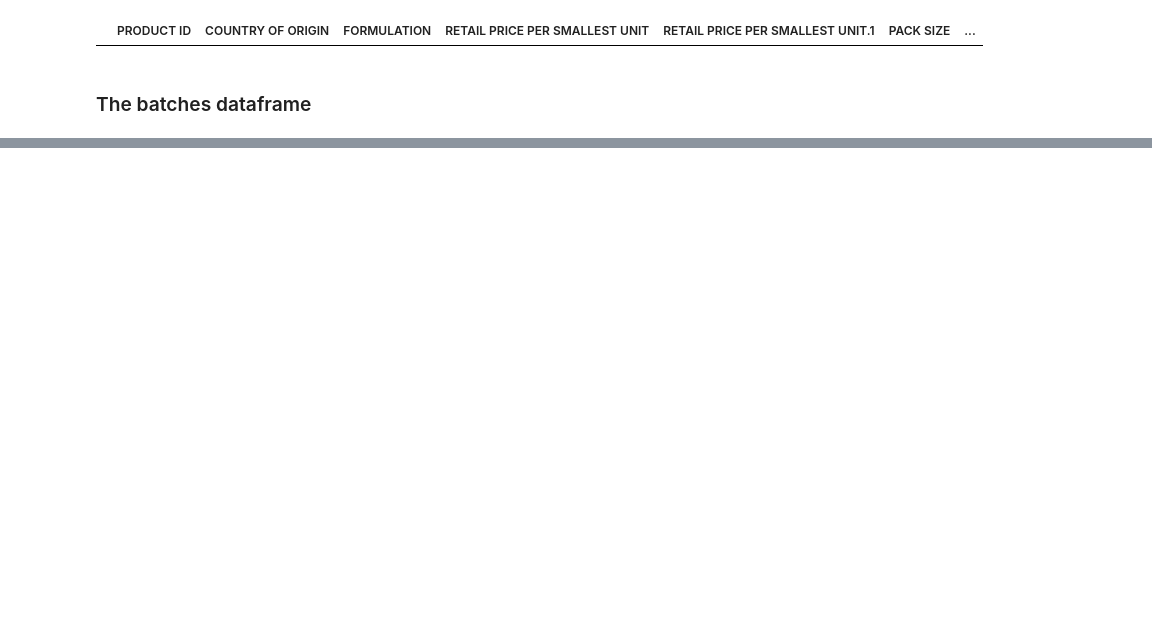
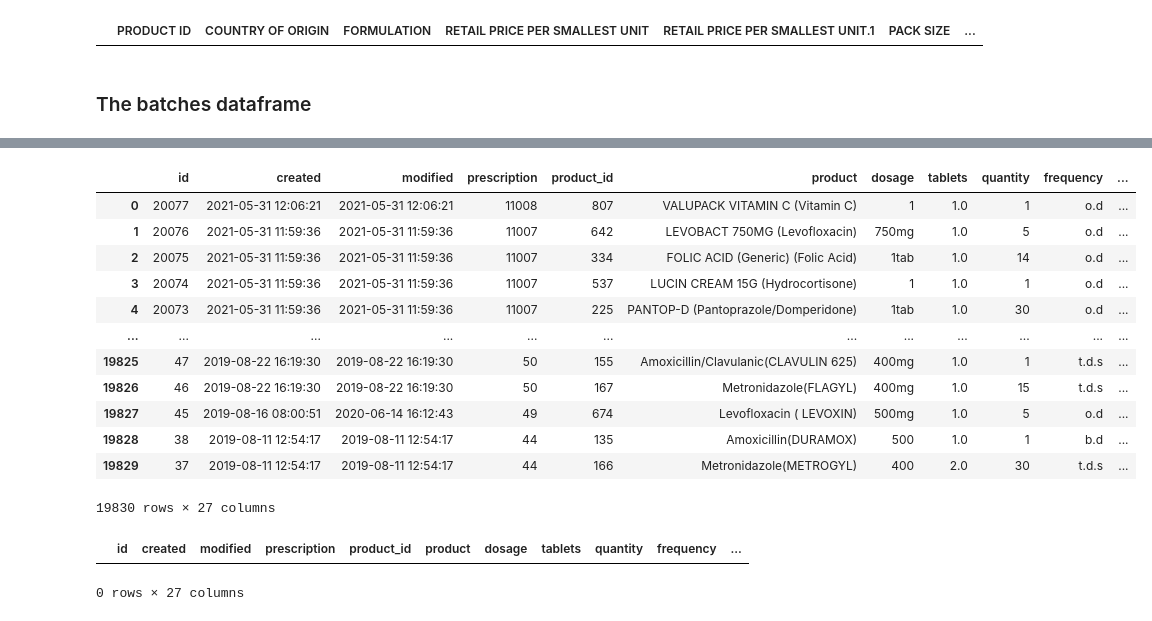
Before and after one commit to evananyonga/DuplicatesProject, a Jupyter notebook: filtering_duplicates.ipynb, the cells around one changed output, grey strips where cells are left out. Drawn from its saved outputs; the diff is of its cells as text; code cells hidden in the pictures; blank space fills up the shorter version.

```diff
--- a/filtering_duplicates.ipynb
+++ b/filtering_duplicates.ipynb
@@ -672,0 +339,4 @@ unique_pdts_df.loc['Diclofenac 12.5mg Suppositories', 'GENERIC NAME']
+# %%
+recipe_df['NEW PRODUCT ID'] = recipe_df['NEW PRODUCT ID'].fillna(0)
+# %%
+recipe_df['NEW PRODUCT ID'] = recipe_df['NEW PRODUCT ID'].astype(int)
@@ -672,0 +353,21 @@ unique_pdts_df.loc['Diclofenac 12.5mg Suppositories', 'GENERIC NAME']
+# %%
+recipe_df
+# %% [output]
+|  | id | created | modified | prescription | product_id | product | dosage | tablets | quantity | frequency | ... |
+| 0 | 20077 | 2021-05-31 12:06:21 | 2021-05-31 12:06:21 | 11008 | 807 | VALUPACK VITAMIN C (Vitamin C) | 1 | 1.0 | 1 | o.d | ... |
+| 1 | 20076 | 2021-05-31 11:59:36 | 2021-05-31 11:59:36 | 11007 | 642 | LEVOBACT 750MG (Levofloxacin) | 750mg | 1.0 | 5 | o.d | ... |
+| 2 | 20075 | 2021-05-31 11:59:36 | 2021-05-31 11:59:36 | 11007 | 334 | FOLIC ACID (Generic) (Folic Acid) | 1tab | 1.0 | 14 | o.d | ... |
+| 3 | 20074 | 2021-05-31 11:59:36 | 2021-05-31 11:59:36 | 11007 | 537 | LUCIN CREAM 15G (Hydrocortisone) | 1 | 1.0 | 1 | o.d | ... |
+| 4 | 20073 | 2021-05-31 11:59:36 | 2021-05-31 11:59:36 | 11007 | 225 | PANTOP-D (Pantoprazole/Domperidone) | 1tab | 1.0 | 30 | o.d | ... |
+| ... | ... | ... | ... | ... | ... | ... | ... | ... | ... | ... | ... |
+| 19825 | 47 | 2019-08-22 16:19:30 | 2019-08-22 16:19:30 | 50 | 155 | Amoxicillin/Clavulanic(CLAVULIN 625) | 400mg | 1.0 | 1 | t.d.s | ... |
+| 19826 | 46 | 2019-08-22 16:19:30 | 2019-08-22 16:19:30 | 50 | 167 | Metronidazole(FLAGYL) | 400mg | 1.0 | 15 | t.d.s | ... |
+| 19827 | 45 | 2019-08-16 08:00:51 | 2020-06-14 16:12:43 | 49 | 674 | Levofloxacin ( LEVOXIN) | 500mg | 1.0 | 5 | o.d | ... |
+| 19828 | 38 | 2019-08-11 12:54:17 | 2019-08-11 12:54:17 | 44 | 135 | Amoxicillin(DURAMOX) | 500 | 1.0 | 1 | b.d | ... |
+| 19829 | 37 | 2019-08-11 12:54:17 | 2019-08-11 12:54:17 | 44 | 166 | Metronidazole(METROGYL) | 400 | 2.0 | 30 | t.d.s | ... |
+19830 rows × 27 columns
+# %%
+recipe_df[recipe_df['product_id'] == 394]
+# %% [output]
+|  | id | created | modified | prescription | product_id | product | dosage | tablets | quantity | frequency | ... |
+0 rows × 27 columns
```
Also changed, not shown: parts of 140 cells of this notebook.
